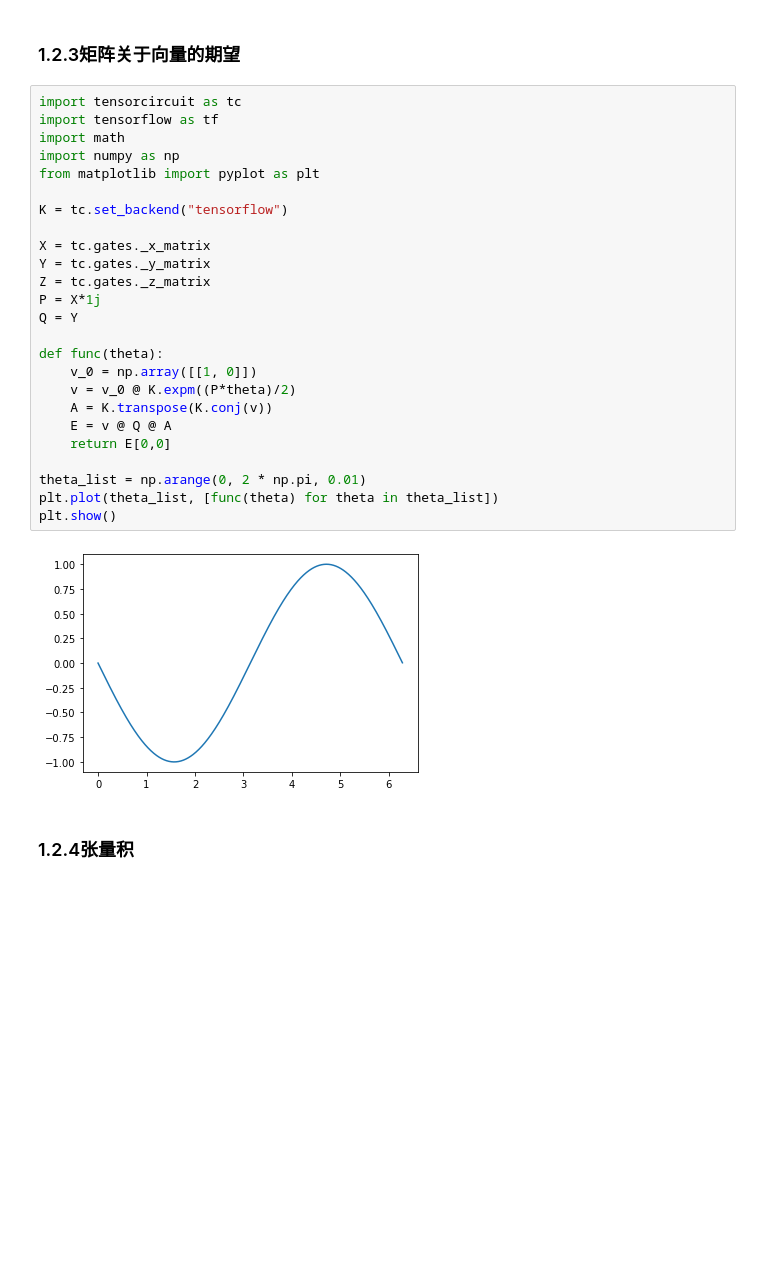
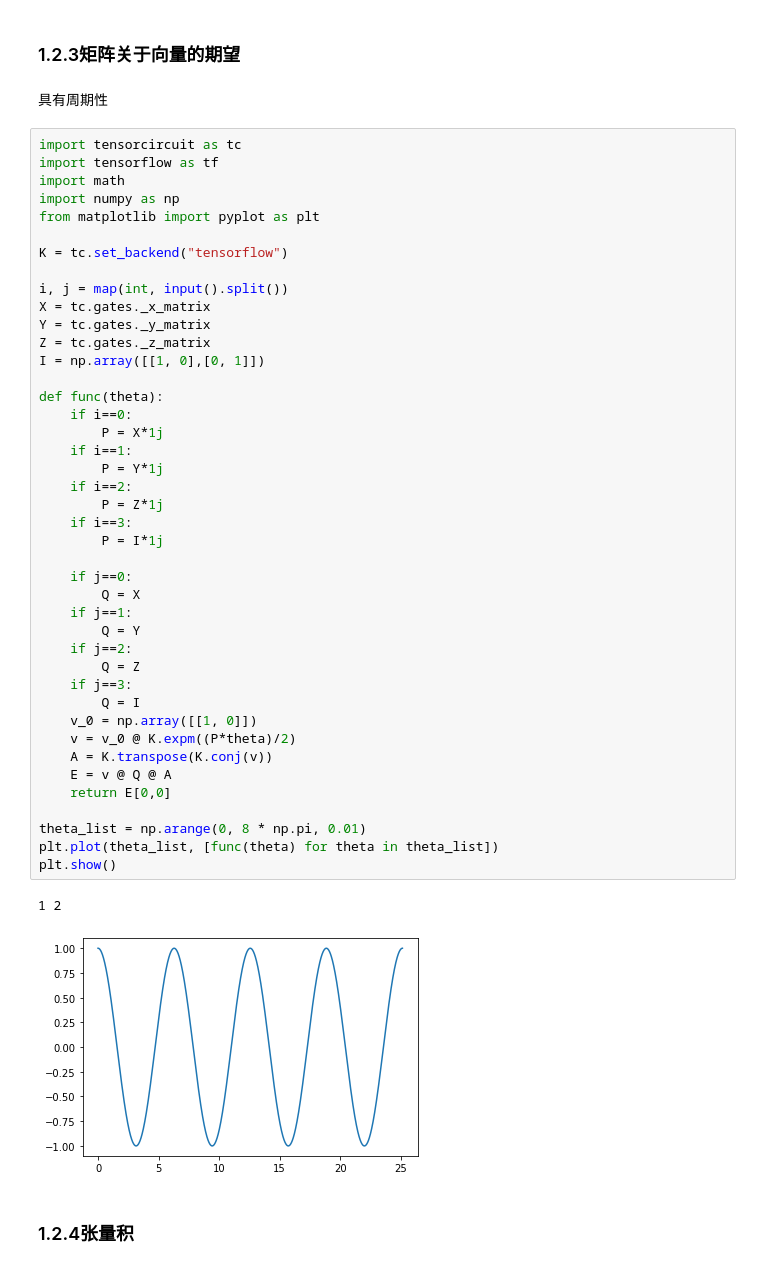
Before and after one commit to BenjaminT2048/quantum_simulations, a Jupyter notebook: coding diary.ipynb, the cells around one changed output. Cells and saved outputs as stored; diff of their text form; blank space fills up the shorter version.

```diff
--- a/coding diary.ipynb
+++ b/coding diary.ipynb
@@ -89,32 +101,52 @@ tf.Tensor(
 # %% [markdown]
 ### 1.2.3矩阵关于向量的期望
+# %% [markdown]
+具有周期性
 # %%
 import tensorcircuit as tc
 import tensorflow as tf
 import math
 import numpy as np
 from matplotlib import pyplot as plt
 
 K = tc.set_backend("tensorflow")
 
+i, j = map(int, input().split())
 X = tc.gates._x_matrix
 Y = tc.gates._y_matrix
 Z = tc.gates._z_matrix
-P = X*1j
-Q = Y
+I = np.array([[1, 0],[0, 1]])
 
 def func(theta):
+    if i==0:
+        P = X*1j
+    if i==1:
+        P = Y*1j
+    if i==2:
+        P = Z*1j
+    if i==3:
+        P = I*1j
+
+    if j==0:
+        Q = X
+    if j==1:
+        Q = Y
+    if j==2:
+        Q = Z
+    if j==3:
+        Q = I
     v_0 = np.array([[1, 0]])
     v = v_0 @ K.expm((P*theta)/2)
     A = K.transpose(K.conj(v))
     E = v @ Q @ A
     return E[0,0]
 
-theta_list = np.arange(0, 2 * np.pi, 0.01)
+theta_list = np.arange(0, 8 * np.pi, 0.01)
 plt.plot(theta_list, [func(theta) for theta in theta_list])
 plt.show()
 # %% [output]
+1 2
-[figure, old version]
+[figure, new version]
 # %% [markdown]
 ### 1.2.4张量积
 # %%
```
Also changed, not shown: parts of 11 cells of this notebook.
